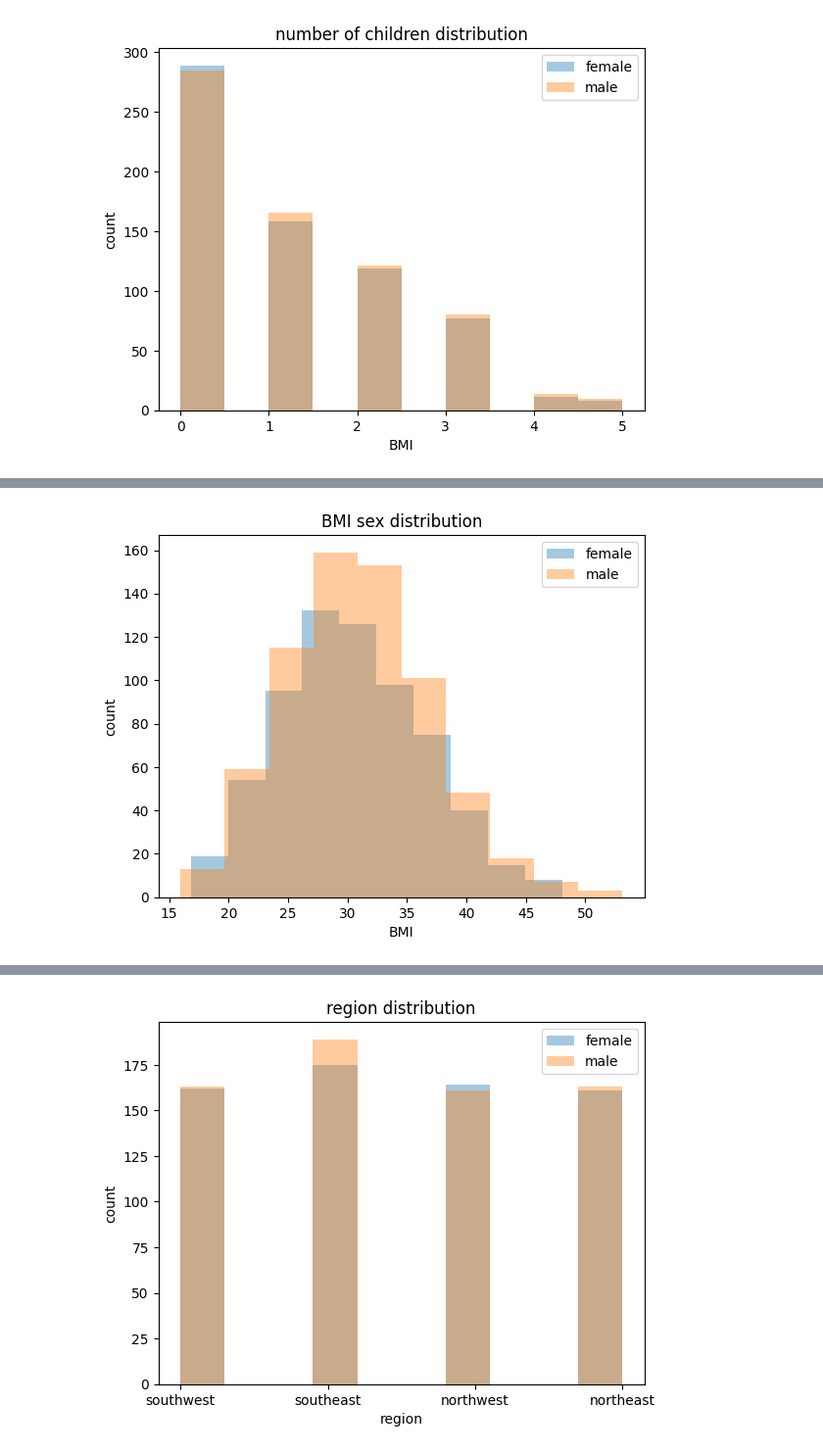
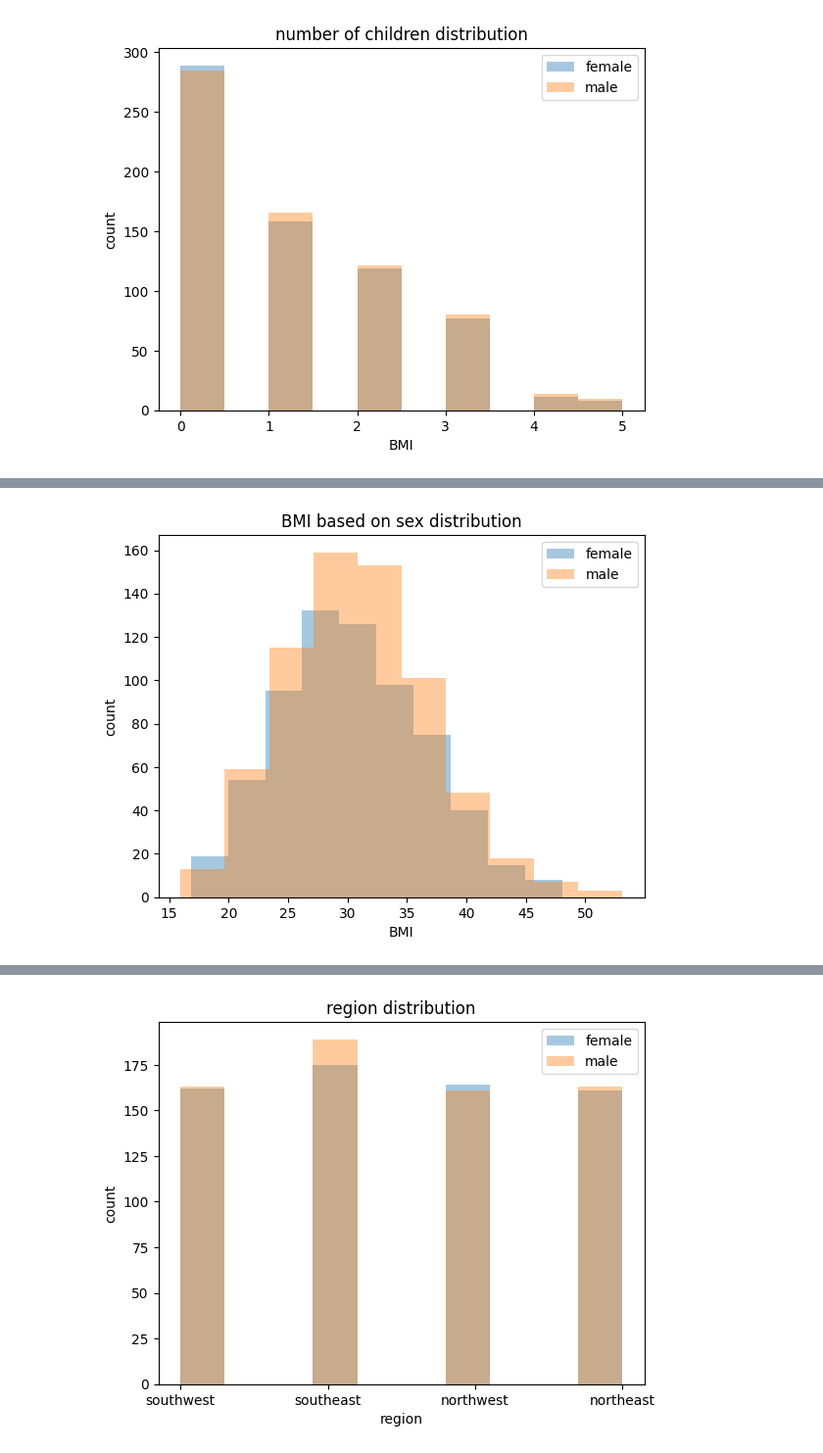
Before and after one commit to aleenababy/health-insurance-cost-prediction, a Jupyter notebook: health_insurance_predictor.ipynb, the cells around one changed output, grey strips where cells are left out. Shown: that part at 98% size. Cells and saved outputs as stored; diff of their text form; code cells hidden in the pictures.

```diff
--- a/health_insurance_predictor.ipynb
+++ b/health_insurance_predictor.ipynb
@@ -93,10 +110,10 @@ plt.show()
 # %%
 for sex, gender_group in df.groupby(["sex"]):
     plt.hist(gender_group.bmi ,bins =10, label = sex, alpha = 0.4)
 plt.legend()
 plt.xlabel("BMI")
 plt.ylabel("count")
-plt.title("BMI sex distribution")
+plt.title("BMI based on sex distribution")
 plt.show()
 # %% [output]
-[figure, old version]
+[figure, new version]
```
Also changed, not shown: parts of 13 cells of this notebook.
